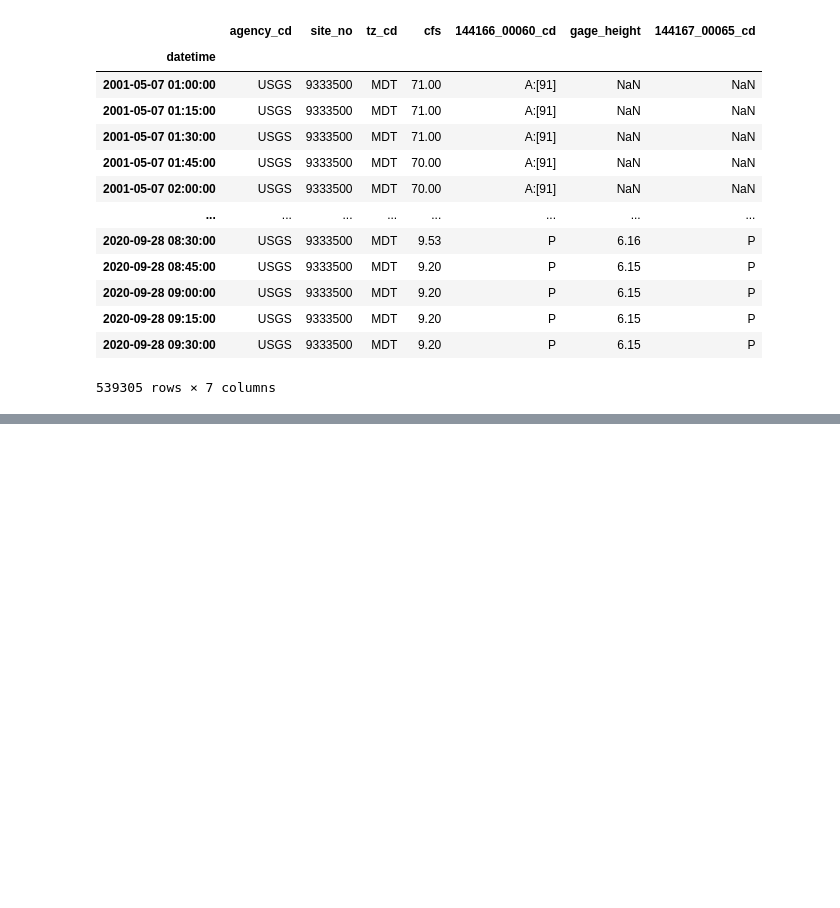
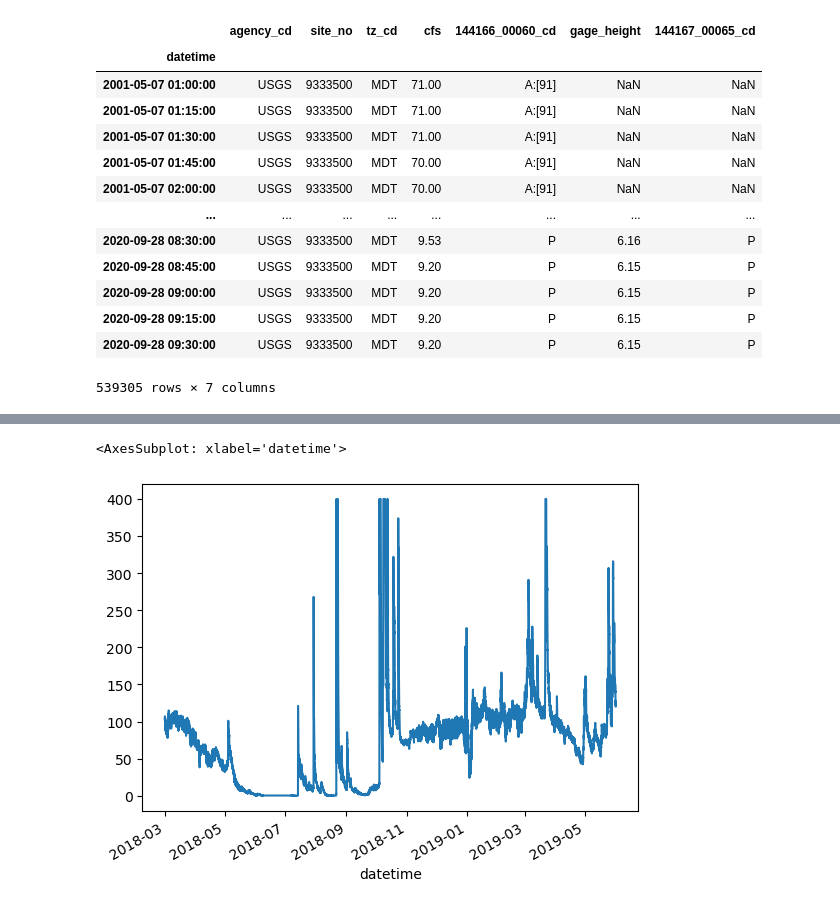
Before and after one commit to sgromme/effectivepandas, a Jupyter notebook: chapter31.ipynb, the cells around one changed output, grey strips where cells are left out. Drawn from its saved outputs; the diff is of its cells as text; code cells hidden in the pictures; blank space fills up the shorter version.

```diff
--- a/chapter31.ipynb
+++ b/chapter31.ipynb
@@ -54,0 +195,10 @@ dd
+# %%
+(dd
+ .cfs
+ .loc['2018/3':'2019/5']
+ .clip(upper=400)
+ .plot()
+)
+# %% [output]
+<AxesSubplot: xlabel='datetime'>
+[figure, added]
```
Also changed, not shown: parts of 39 cells of this notebook.
